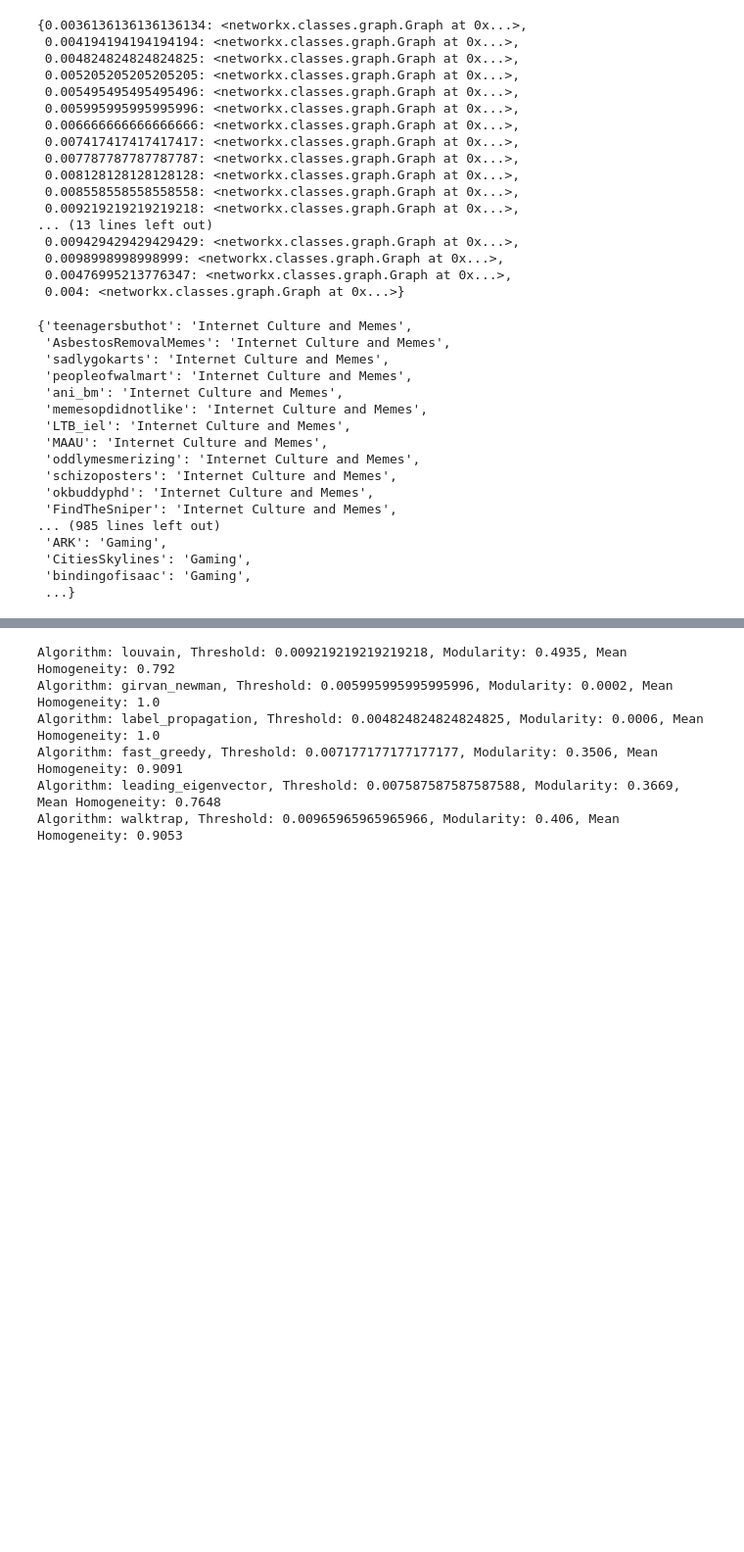
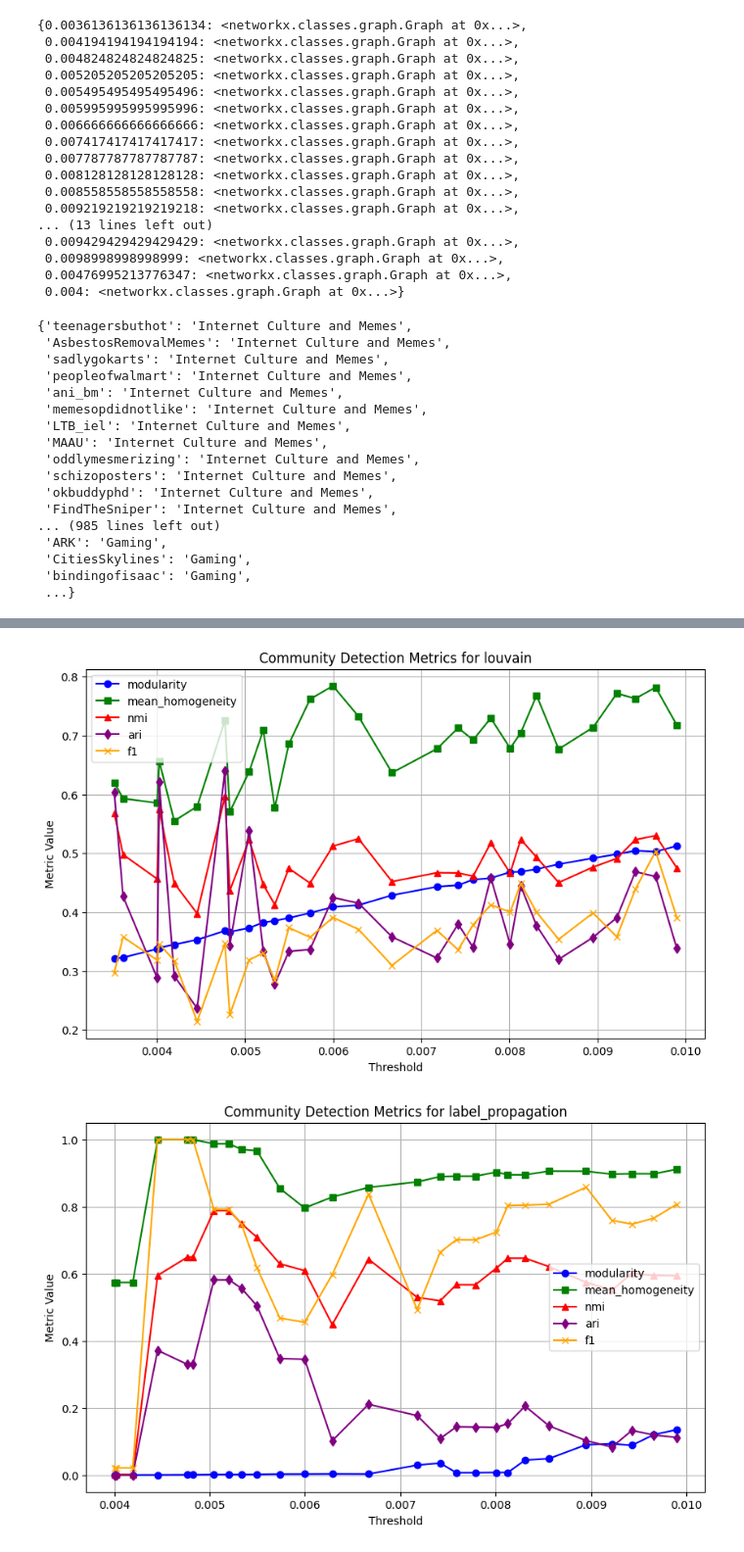
Before and after one commit to kernelism/community-classification-reddit, a Jupyter notebook: notebooks_v2/cd.ipynb, the cells around one changed output, grey strips where cells are left out. Shown at 98% size. Drawn from its saved outputs; the diff is of its cells as text; code cells hidden in the pictures; blank space fills up the shorter version.

Commit message:
added additional metrics for CD algos

```diff
--- a/notebooks_v2/cd.ipynb
+++ b/notebooks_v2/cd.ipynb
@@ -419,12 +465,18 @@ for algorithm in community_detection_algorithms:
 
         # Calculate existing metrics
         mean_homogeneity, median_homogeneity = get_homogeneity_scores(partition)
+        nmi, ari, f1 = calculate_community_metrics(partition)
         modularity = communitydetect.modularity(G, [list(v) for v in original.values()])
 
         metrics[algorithm][threshold]["modularity"] = modularity
         metrics[algorithm][threshold]["mean_homogeneity"] = mean_homogeneity
         metrics[algorithm][threshold]["median_homogeneity"] = median_homogeneity
+        metrics[algorithm][threshold]["nmi"] = nmi
+        metrics[algorithm][threshold]["ari"] = ari
+        metrics[algorithm][threshold]["f1"] = f1
 
-        logger.info(f"{algorithm} {threshold}: Modularity={modularity:.4f}, Conductance={metrics[algorithm][threshold]['conductance']:.4f}")
+        logger.info(f"Metrics calculated for {algorithm} at threshold {threshold}")
+        logger.info(f"Modularity: {modularity}, Mean Homogeneity: {mean_homogeneity}, Median Homogeneity: {median_homogeneity}")
+        logger.info(f"NMI: {nmi}, ARI: {ari}, F1: {f1}")
 
 logger.info("Processing completed for all algorithms and thresholds.")
@@ -906,14 +501,39 @@ plot(mean_homogeneity_scores, algorithms=["leading_eigenvector", "walktrap"])
-# %%
-# find the highest mean homogeneity score for each algorithm and the corresponding threshold and modularity
-for algorithm in community_detection_algorithms:
-    max_mean_homogeneity = max(mean_homogeneity_scores[algorithm].values())
-    threshold = [k for k, v in mean_homogeneity_scores[algorithm].items() if v == max_mean_homogeneity][0]
-    modularity = modularity_scores[algorithm][threshold]
-    print(f"Algorithm: {algorithm}, Threshold: {threshold}, Modularity: {modularity}, Mean Homogeneity: {max_mean_homogeneity}")
-# %% [output]
-Algorithm: louvain, Threshold: 0.009219219219219218, Modularity: 0.4935, Mean Homogeneity: 0.792
-Algorithm: girvan_newman, Threshold: 0.005995995995995996, Modularity: 0.0002, Mean Homogeneity: 1.0
-Algorithm: label_propagation, Threshold: 0.004824824824824825, Modularity: 0.0006, Mean Homogeneity: 1.0
-Algorithm: fast_greedy, Threshold: 0.007177177177177177, Modularity: 0.3506, Mean Homogeneity: 0.9091
-Algorithm: leading_eigenvector, Threshold: 0.007587587587587588, Modularity: 0.3669, Mean Homogeneity: 0.7648
-Algorithm: walktrap, Threshold: 0.00965965965965966, Modularity: 0.406, Mean Homogeneity: 0.9053
+# %%
+metrics_c = dict(metrics)
+# save metrics to ./metrics/cd_metrics.pkl
+with open('./metrics/cd_metrics.pkl', 'wb') as f:
+    pickle.dump(metrics_c, f)
+# %%
+import matplotlib.pyplot as plt
+
+# Define colors and markers for each metric
+metric_styles = {
+    "modularity": ("blue", "o"),
+    "mean_homogeneity": ("green", "s"),
+    "nmi": ("red", "^"),
+    "ari": ("purple", "d"),
+    "f1": ("orange", "x")
+}
+
+# Plot metrics for each algorithm
+for algorithm in metrics:
+    plt.figure(figsize=(10, 6))
+
+    thresholds = sorted(metrics[algorithm].keys())  # Sort thresholds for proper plotting
+
+    for metric, (color, marker) in metric_styles.items():
+        values = [metrics[algorithm][t][metric] for t in thresholds]  # Extract metric values
+        plt.plot(thresholds, values, label=metric, color=color, marker=marker, linestyle='-')
+
+    # Formatting the plot
+    plt.xlabel("Threshold")
+    plt.ylabel("Metric Value")
+    plt.title(f"Community Detection Metrics for {algorithm}")
+    plt.legend()
+    plt.grid(True)
+
+    # Show or save the plot
+    plt.show()
+# %% [output]
+[figure, added]
+[figure, added]
```
Also changed, not shown: parts of 13 cells of this notebook, 2 other files.
